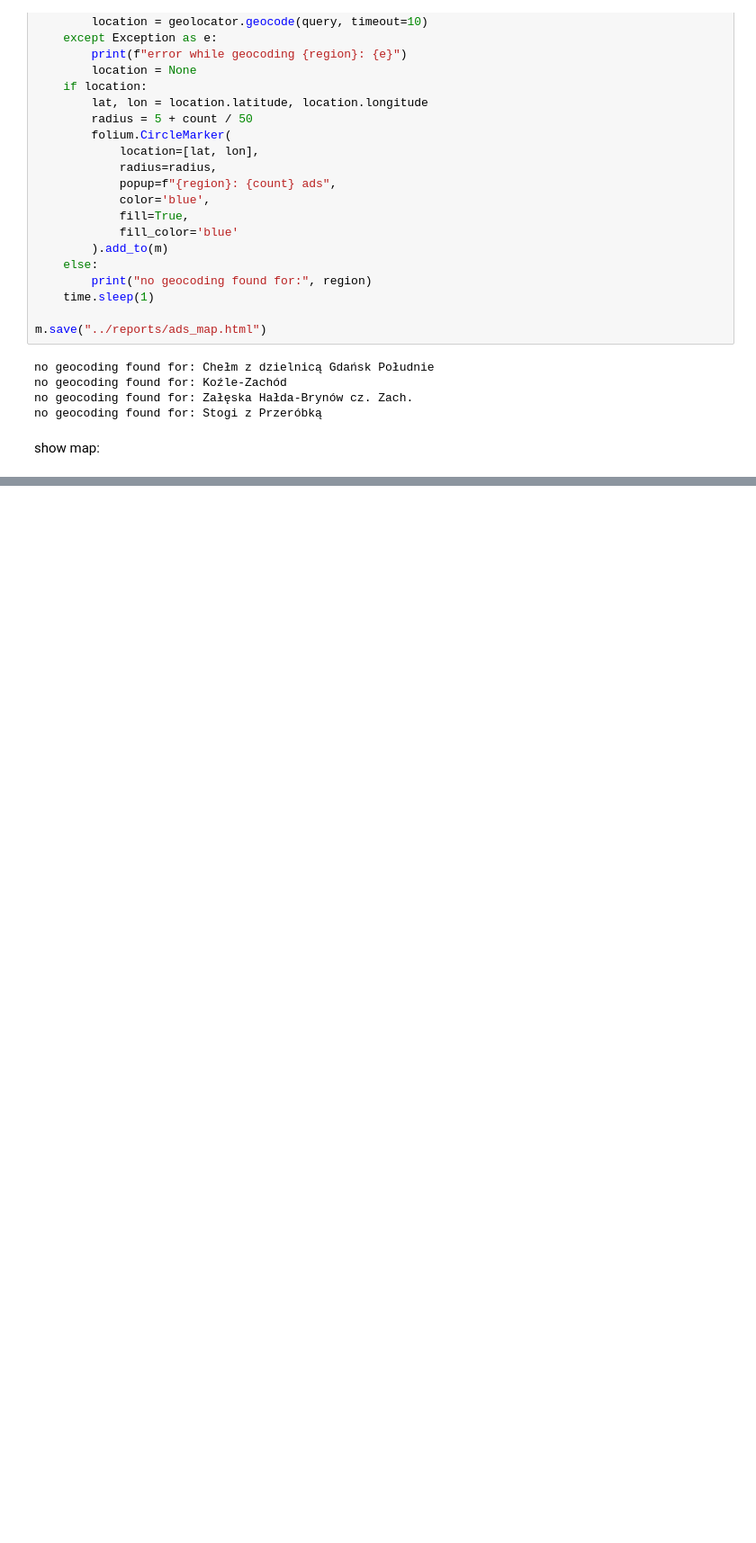
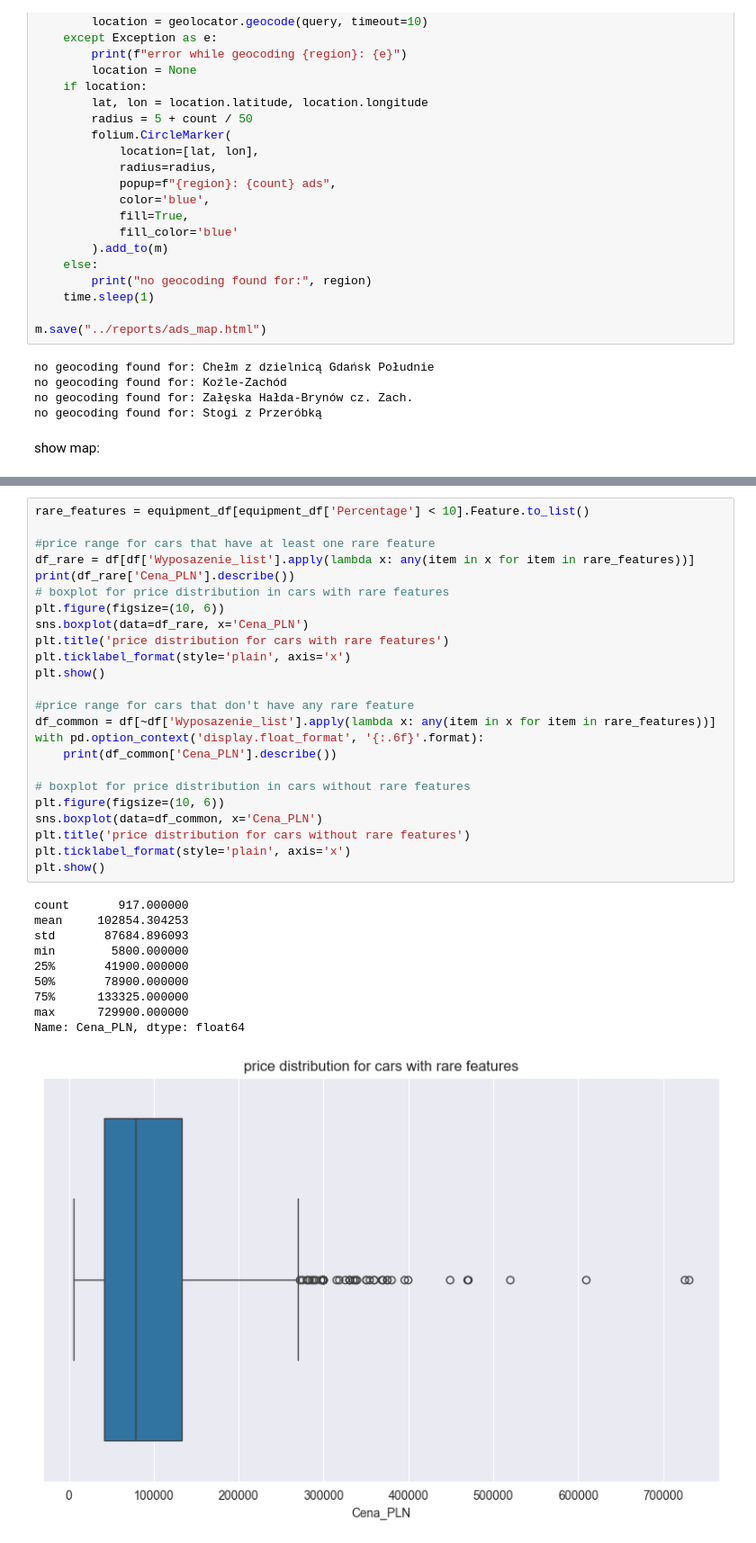
Before and after one commit to sowinskv/DSC_competition, a Jupyter notebook: notebooks/EDA.ipynb, the cells around one changed output, grey strips where cells are left out. Shown at 90% size. Cells and saved outputs as stored; diff of their text form; blank space fills up the shorter version.

```diff
--- a/notebooks/EDA.ipynb
+++ b/notebooks/EDA.ipynb
@@ -311,0 +420,35 @@ m
+# %%
+rare_features = equipment_df[equipment_df['Percentage'] < 10].Feature.to_list()
+
+#price range for cars that have at least one rare feature
+df_rare = df[df['Wyposazenie_list'].apply(lambda x: any(item in x for item in rare_features))]
+print(df_rare['Cena_PLN'].describe())
+# boxplot for price distribution in cars with rare features
+plt.figure(figsize=(10, 6))
+sns.boxplot(data=df_rare, x='Cena_PLN')
+plt.title('price distribution for cars with rare features')
+plt.ticklabel_format(style='plain', axis='x')
+plt.show()
+
+#price range for cars that don't have any rare feature
+df_common = df[~df['Wyposazenie_list'].apply(lambda x: any(item in x for item in rare_features))]
+with pd.option_context('display.float_format', '{:.6f}'.format):
+    print(df_common['Cena_PLN'].describe())
+
+# boxplot for price distribution in cars without rare features
+plt.figure(figsize=(10, 6))
+sns.boxplot(data=df_common, x='Cena_PLN')
+plt.title('price distribution for cars without rare features')
+plt.ticklabel_format(style='plain', axis='x')
+plt.show()
+# %% [output]
+count       917.000000
+mean     102854.304253
+std       87684.896093
+min        5800.000000
+25%       41900.000000
+50%       78900.000000
+75%      133325.000000
+max      729900.000000
+Name: Cena_PLN, dtype: float64
+[figure, added]
```
Also changed, not shown: parts of 24 cells of this notebook.
